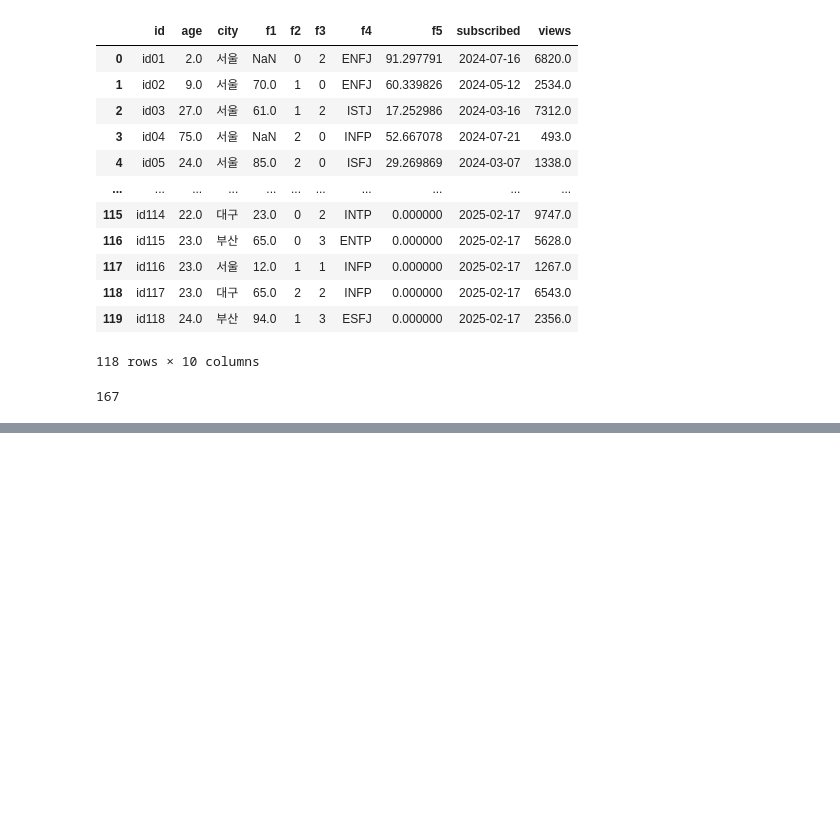
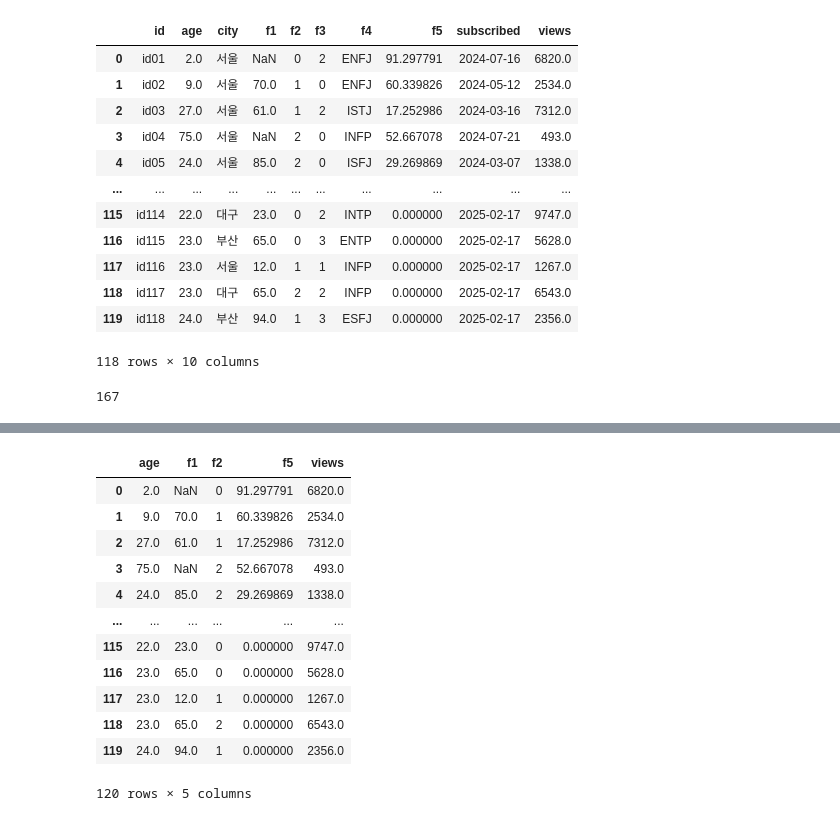
Before and after one commit to bbang-jun/Big-Data-Analysis-Engineer-Practical-Test, a Jupyter notebook: 작업형1/작업형1_연습문제.ipynb, the cells around one changed output, grey strips where cells are left out. Cells and saved outputs as stored; diff of their text form; code cells hidden in the pictures; blank space fills up the shorter version.

```diff
--- a/작업형1/작업형1_연습문제.ipynb
+++ b/작업형1/작업형1_연습문제.ipynb
@@ -837,3 +837,12 @@ df
 print(int(df['f3'].sum()))
 # %% [output]
 167
+# %%
+# Section 15 컬럼 삭제, 행 단위 합계, 필터링
+# 1. 주어진 데이터에서 문자 자료형 컬럼을 삭제하시오.
+# 2. 숫자 자료형 컬럼의 결측치를 0으로 대체하시오.
+# 3. 각 행의 합이 3000보다 큰 값의 개수를 정수로 구하시오. (각 행의 합: 'age' + 'f1' + 'f2' + 'f5' + 'views')
+
+import pandas as pd
+df = pd.read_csv('type1_data1.csv')
+df
@@ -839,0 +863,18 @@ print(int(df['f3'].sum()))
+# %%
+# 1. 주어진 데이터에서 문자 자료형 컬럼을 삭제하시오.
+df = df.select_dtypes(exclude = 'object')
+df
+# %% [output]
+|  | age | f1 | f2 | f5 | views |
+| 0 | 2.0 | NaN | 0 | 91.297791 | 6820.0 |
+| 1 | 9.0 | 70.0 | 1 | 60.339826 | 2534.0 |
+| 2 | 27.0 | 61.0 | 1 | 17.252986 | 7312.0 |
+| 3 | 75.0 | NaN | 2 | 52.667078 | 493.0 |
+| 4 | 24.0 | 85.0 | 2 | 29.269869 | 1338.0 |
+| ... | ... | ... | ... | ... | ... |
+| 115 | 22.0 | 23.0 | 0 | 0.000000 | 9747.0 |
+| 116 | 23.0 | 65.0 | 0 | 0.000000 | 5628.0 |
+| 117 | 23.0 | 12.0 | 1 | 0.000000 | 1267.0 |
+| 118 | 23.0 | 65.0 | 2 | 0.000000 | 6543.0 |
+| 119 | 24.0 | 94.0 | 1 | 0.000000 | 2356.0 |
+120 rows × 5 columns
```
Also changed, not shown: parts of 7 cells of this notebook, 1 other file.
